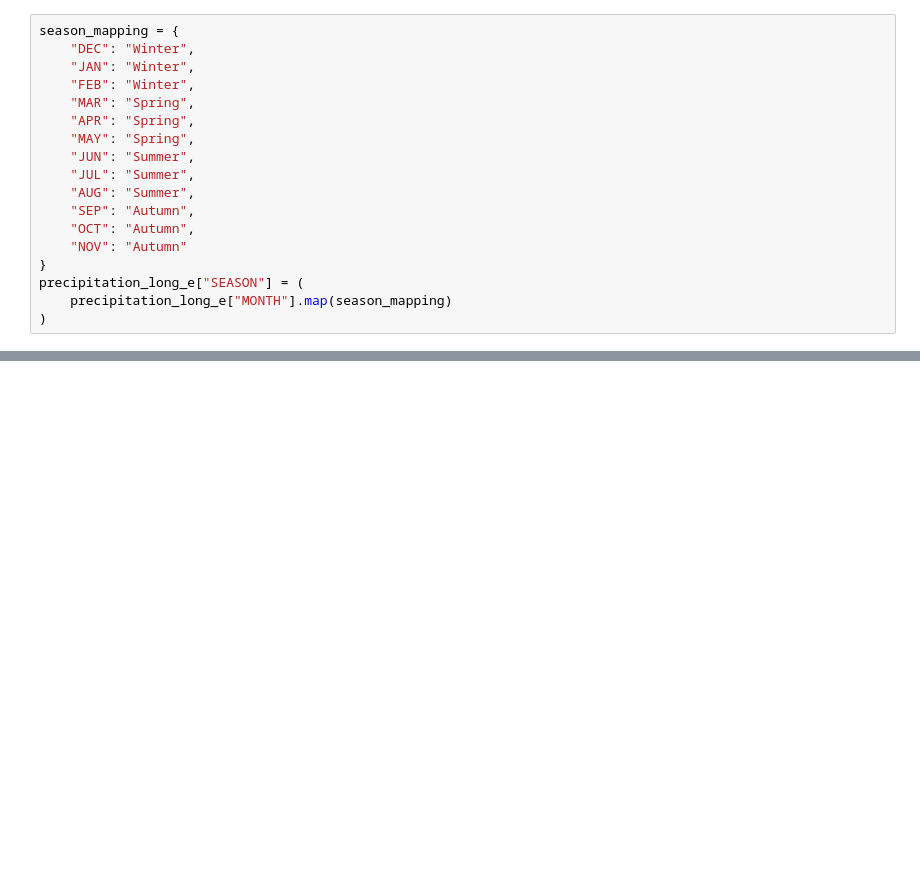
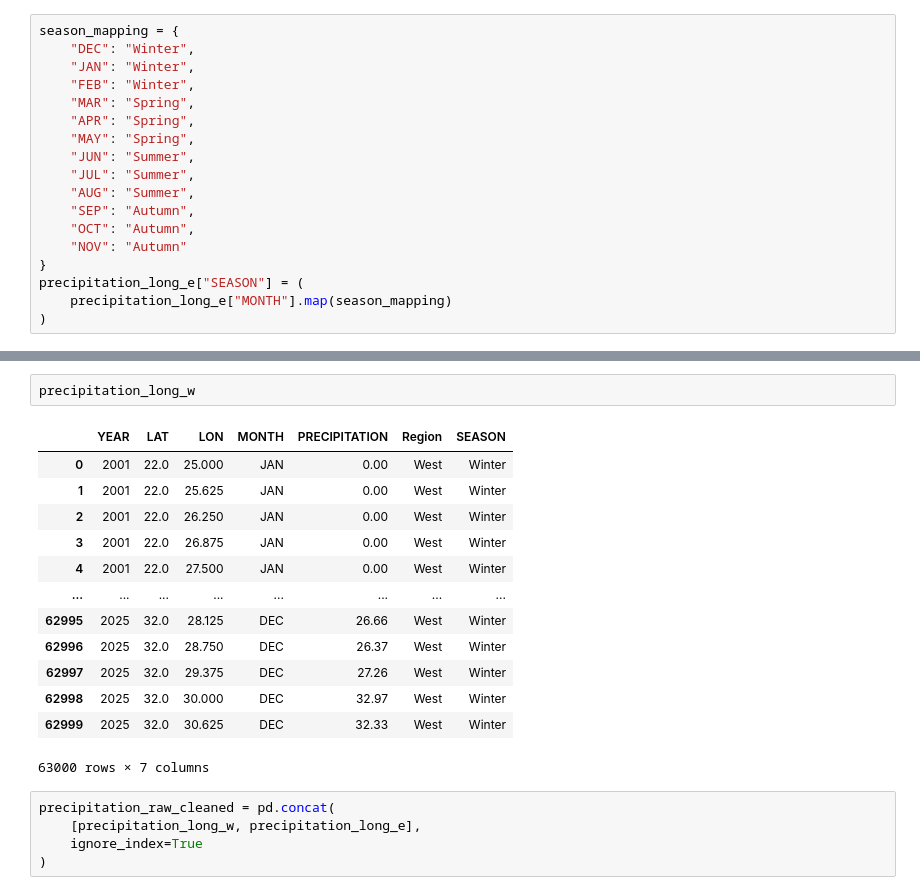
Before and after one commit to sherenahmed6/Earth-Twist, a Jupyter notebook: preproceing.ipynb, the cells around one changed output, grey strips where cells are left out. Cells and saved outputs as stored; diff of their text form; blank space fills up the shorter version.

```diff
--- a/preproceing.ipynb
+++ b/preproceing.ipynb
@@ -266,0 +283,21 @@ precipitation_long_e["SEASON"] = (
+# %%
+precipitation_long_w
+# %% [output]
+|  | YEAR | LAT | LON | MONTH | PRECIPITATION | Region | SEASON |
+| 0 | 2001 | 22.0 | 25.000 | JAN | 0.00 | West | Winter |
+| 1 | 2001 | 22.0 | 25.625 | JAN | 0.00 | West | Winter |
+| 2 | 2001 | 22.0 | 26.250 | JAN | 0.00 | West | Winter |
+| 3 | 2001 | 22.0 | 26.875 | JAN | 0.00 | West | Winter |
+| 4 | 2001 | 22.0 | 27.500 | JAN | 0.00 | West | Winter |
+| ... | ... | ... | ... | ... | ... | ... | ... |
+| 62995 | 2025 | 32.0 | 28.125 | DEC | 26.66 | West | Winter |
+| 62996 | 2025 | 32.0 | 28.750 | DEC | 26.37 | West | Winter |
+| 62997 | 2025 | 32.0 | 29.375 | DEC | 27.26 | West | Winter |
+| 62998 | 2025 | 32.0 | 30.000 | DEC | 32.97 | West | Winter |
+| 62999 | 2025 | 32.0 | 30.625 | DEC | 32.33 | West | Winter |
+63000 rows × 7 columns
+# %%
+precipitation_raw_cleaned = pd.concat(
+    [precipitation_long_w, precipitation_long_e],
+    ignore_index=True
+)
```
Also changed, not shown: parts of 5 cells of this notebook, 4 other files.
